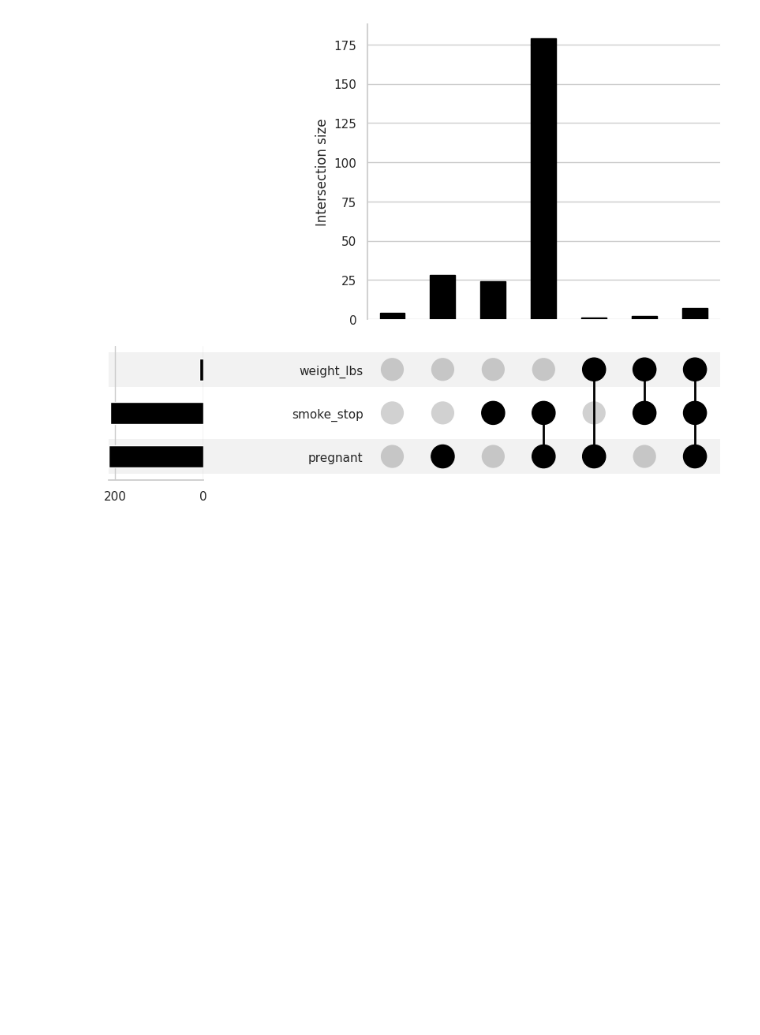
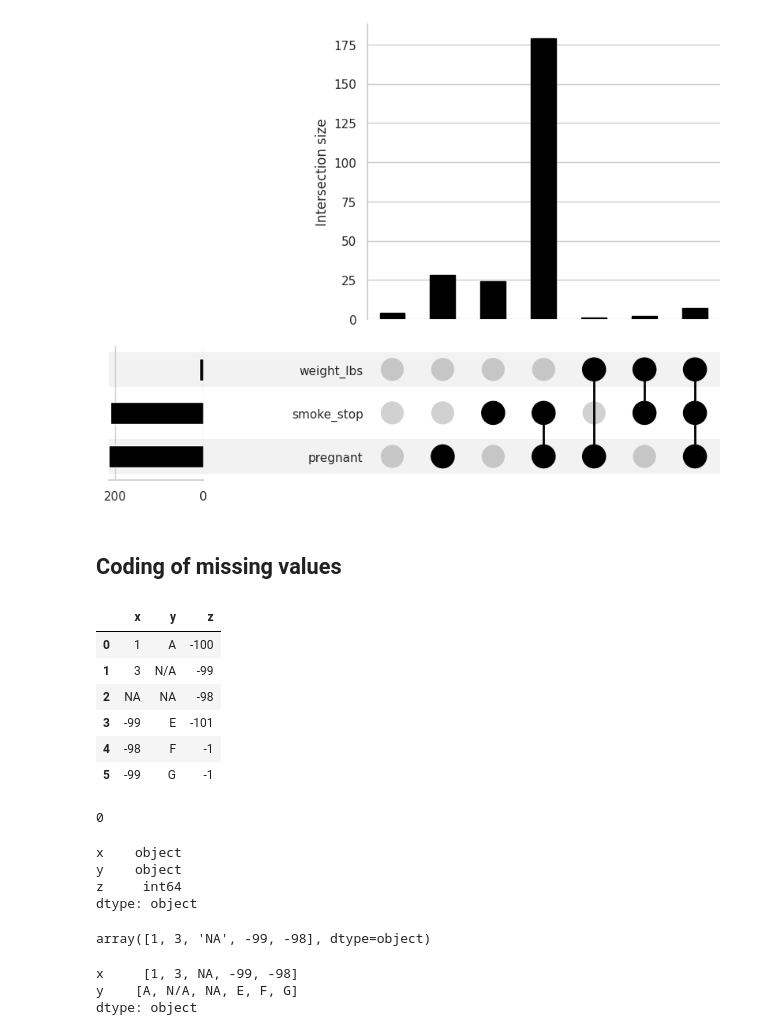
Before and after one commit to Monkey8596/Missing_data_handling-, a Jupyter notebook: notebooks/00Live_exploration.ipynb, the cells around one changed output. Drawn from its saved outputs; the diff is of its cells as text; code cells hidden in the pictures; blank space fills up the shorter version.

Commit message:
Missing values

```diff
--- a/notebooks/00Live_exploration.ipynb
+++ b/notebooks/00Live_exploration.ipynb
@@ -380,3 +380,5 @@ missingno.matrix(df=riskfactors_df)
  'totals': <AxesSubplot:>,
  'intersections': <AxesSubplot:ylabel='Intersection size'>}
 [figure]
+# %% [markdown]
+## Coding of missing values
@@ -382,0 +416,43 @@ missingno.matrix(df=riskfactors_df)
+# %%
+missing_data_example_df = pd.DataFrame.from_dict(
+    dict(
+        x = [1, 3, "NA", -99, -98, -99],
+        y = ["A", "N/A", "NA", "E", "F", "G"],
+        z = [-100, -99, -98, -101, -1, -1]
+    )
+)
+
+missing_data_example_df
+# %% [output]
+|  | x | y | z |
+| 0 | 1 | A | -100 |
+| 1 | 3 | N/A | -99 |
+| 2 | NA | NA | -98 |
+| 3 | -99 | E | -101 |
+| 4 | -98 | F | -1 |
+| 5 | -99 | G | -1 |
+# %%
+missing_data_example_df.missing.number_missing()
+# %% [output]
+0
+# %%
+missing_data_example_df.dtypes
+# %% [output]
+x    object
+y    object
+z     int64
+dtype: object
+# %%
+missing_data_example_df.x.unique()
+# %% [output]
+array([1, 3, 'NA', -99, -98], dtype=object)
+# %%
+(
+    missing_data_example_df
+    .select_dtypes(object)
+    .apply(pd.unique)
+)
+# %% [output]
+x     [1, 3, NA, -99, -98]
+y    [A, N/A, NA, E, F, G]
+dtype: object
```
Also changed, not shown: parts of 6 cells of this notebook, 1 other file.
